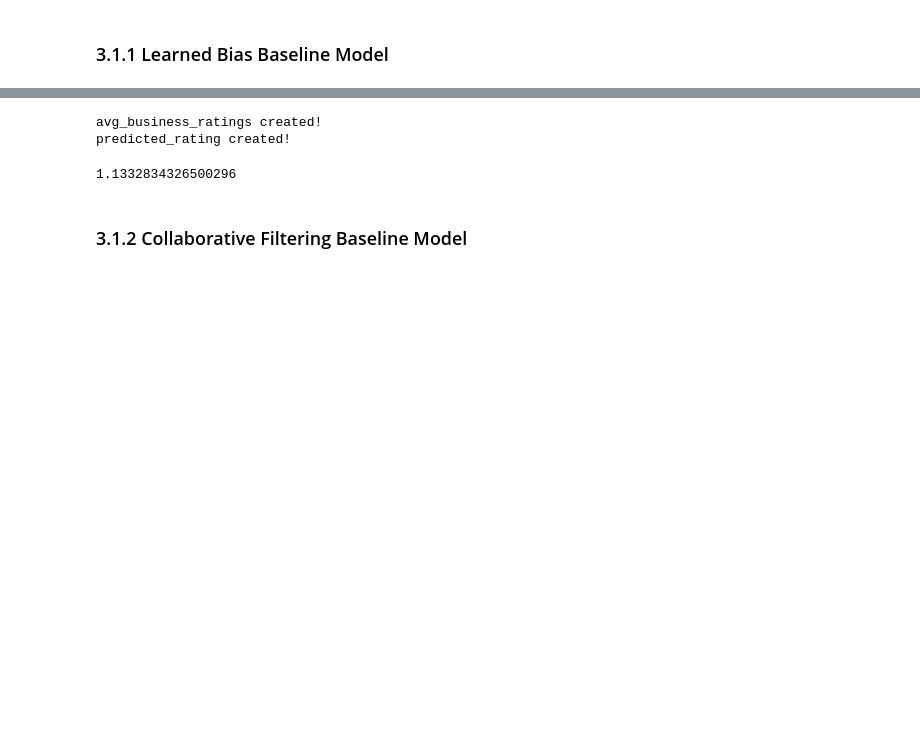
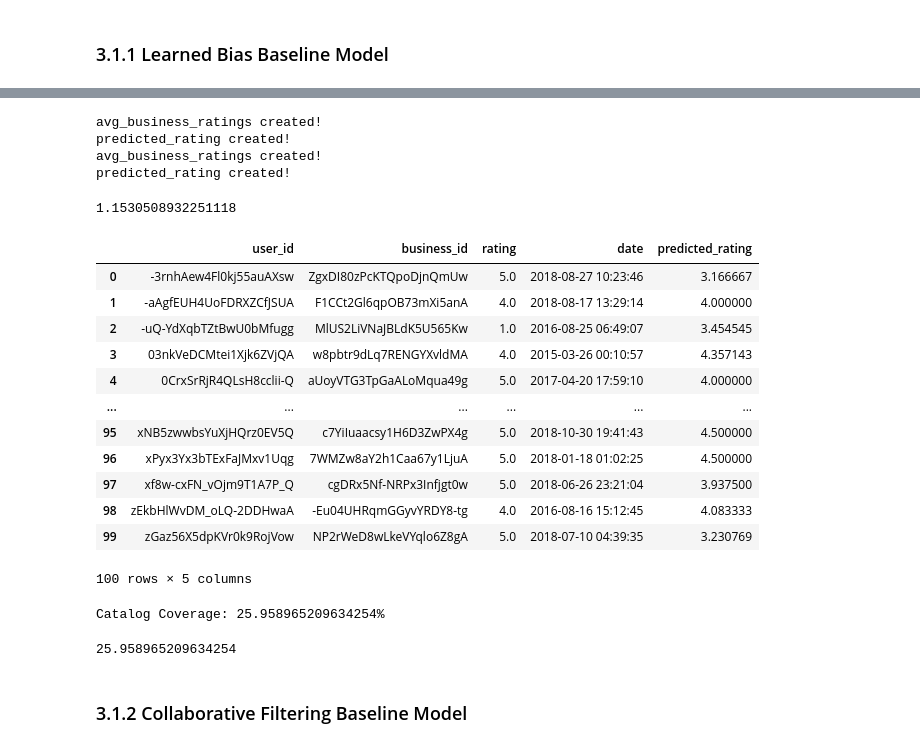
Before and after one commit to thisismeg/personalization-final-project, a Jupyter notebook: final_report.ipynb, the cells around one changed output, grey strips where cells are left out. Drawn from its saved outputs; the diff is of its cells as text; code cells hidden in the pictures; blank space fills up the shorter version.

```diff
--- a/final_report.ipynb
+++ b/final_report.ipynb
@@ -302,8 +312,11 @@ def predict_learned_bias(actual_ratings, average_user_ratings, average_business_
 
     return actual_ratings
 
-basine_line_predictions = predict_learned_bias(actual_y, average_user_ratings, average_business_ratings)
+baseline_line_predictions_test = predict_learned_bias(y_data, average_user_ratings, average_business_ratings)
+baseline_line_predictions_train = predict_learned_bias(X_data, average_user_ratings, average_business_ratings)
 # %% [output]
 avg_business_ratings created!
 predicted_rating created!
+avg_business_ratings created!
+predicted_rating created!
 # %%
@@ -314,4 +325,20 @@ baseline_rmse = np.sum(np.sqrt(((basine_line_predictions['predicted_rating'] - b
-# %%
-baseline_rmse
-# %% [output]
-1.1332834326500296
+# %%
+baseline_rmse_test
+# %% [output]
+1.1530508932251118
+# %%
+baseline_line_predictions
+# %% [output]
+|  | user_id | business_id | rating | date | predicted_rating |
+| 0 | -3rnhAew4Fl0kj55auAXsw | ZgxDI80zPcKTQpoDjnQmUw | 5.0 | 2018-08-27 10:23:46 | 3.166667 |
+| 1 | -aAgfEUH4UoFDRXZCfJSUA | F1CCt2Gl6qpOB73mXi5anA | 4.0 | 2018-08-17 13:29:14 | 4.000000 |
+| 2 | -uQ-YdXqbTZtBwU0bMfugg | MlUS2LiVNaJBLdK5U565Kw | 1.0 | 2016-08-25 06:49:07 | 3.454545 |
+| 3 | 03nkVeDCMtei1Xjk6ZVjQA | w8pbtr9dLq7RENGYXvldMA | 4.0 | 2015-03-26 00:10:57 | 4.357143 |
+| 4 | 0CrxSrRjR4QLsH8cclii-Q | aUoyVTG3TpGaALoMqua49g | 5.0 | 2017-04-20 17:59:10 | 4.000000 |
+| ... | ... | ... | ... | ... | ... |
+| 95 | xNB5zwwbsYuXjHQrz0EV5Q | c7YiIuaacsy1H6D3ZwPX4g | 5.0 | 2018-10-30 19:41:43 | 4.500000 |
+| 96 | xPyx3Yx3bTExFaJMxv1Uqg | 7WMZw8aY2h1Caa67y1LjuA | 5.0 | 2018-01-18 01:02:25 | 4.500000 |
+| 97 | xf8w-cxFN_vOjm9T1A7P_Q | cgDRx5Nf-NRPx3Infjgt0w | 5.0 | 2018-06-26 23:21:04 | 3.937500 |
+| 98 | zEkbHlWvDM_oLQ-2DDHwaA | -Eu04UHRqmGGyvYRDY8-tg | 4.0 | 2016-08-16 15:12:45 | 4.083333 |
+| 99 | zGaz56X5dpKVr0k9RojVow | NP2rWeD8wLkeVYqlo6Z8gA | 5.0 | 2018-07-10 04:39:35 | 3.230769 |
+100 rows × 5 columns
@@ -318,3 +370,10 @@ baseline_rmse
+# %%
+baseline_line_predictions_dict = dict(baseline_line_predictions_train.set_index('user_id').groupby(level = 0).apply(lambda x : x.to_dict(orient= 'records')))
+N = len(baseline_line_predictions_train['business_id'].unique())
+calculate_catalog_coverage(baseline_line_predictions_dict, N)
+# %% [output]
+Catalog Coverage: 25.958965209634254%
+25.958965209634254
 # %% [markdown]
 ### 3.1.2 Collaborative Filtering Baseline Model <a class="anchor" id="3-1-1"></a>
 # %% [markdown]
```
Also changed, not shown: parts of 21 cells of this notebook.
